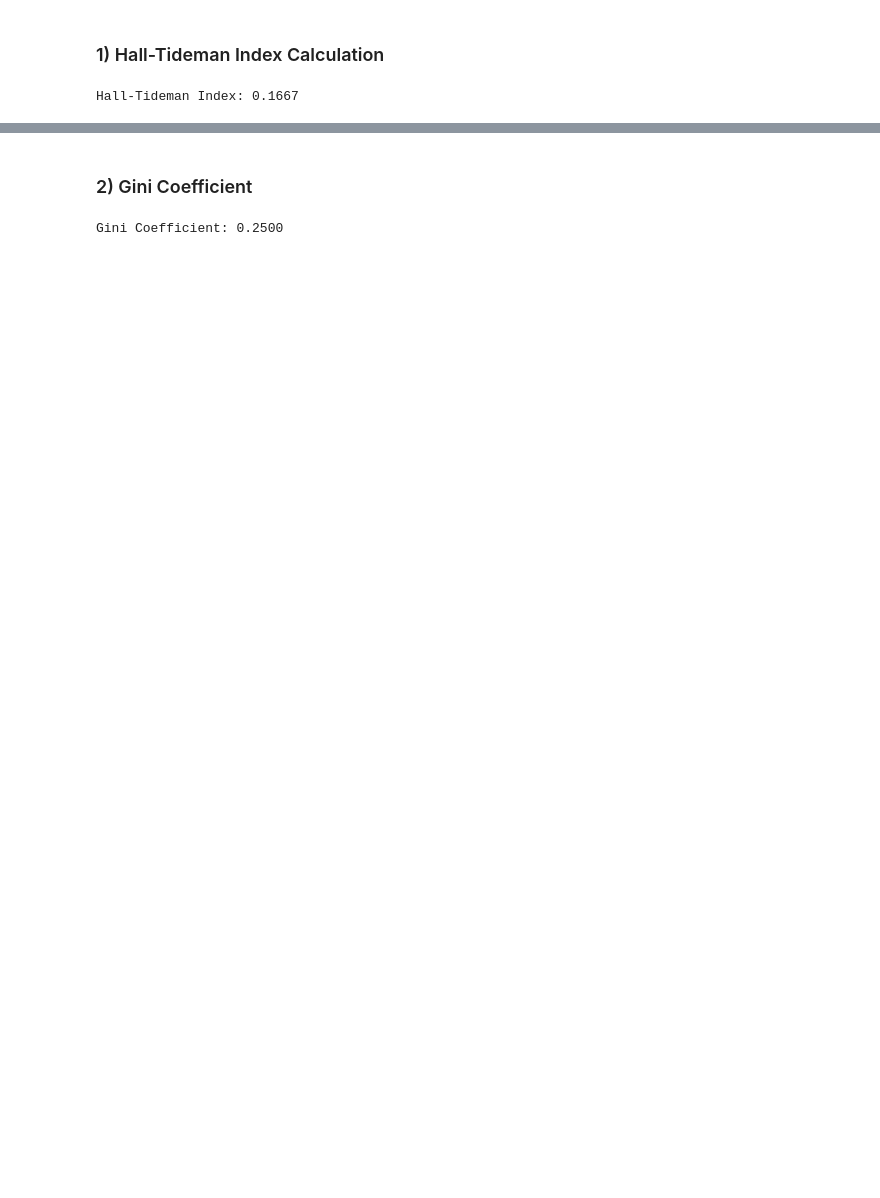
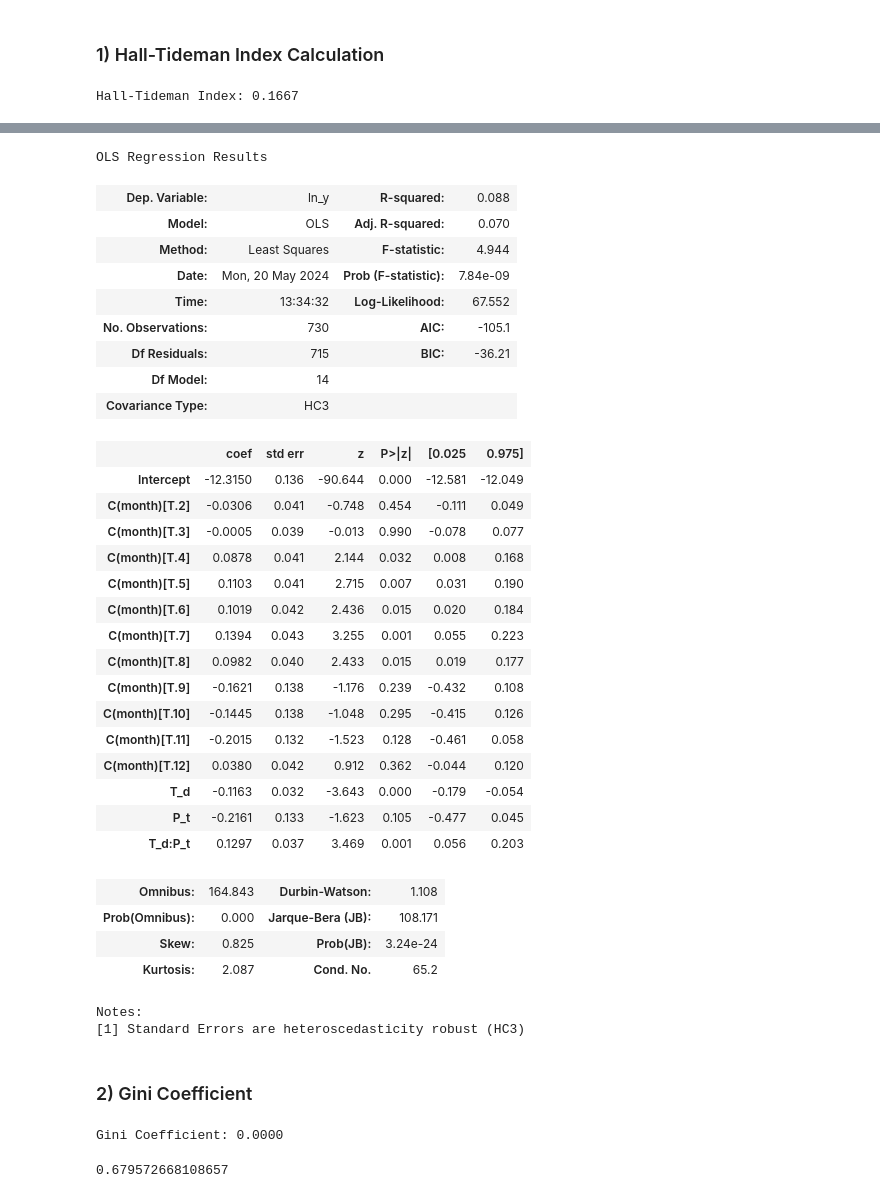
Before and after one commit to CG6036/_Robustness, a Jupyter notebook: Alternatives/hall_tideman.ipynb, the cells around one changed output, grey strips where cells are left out. Saved outputs shown, nothing was run; the diff lists cells and outputs as text; code cells hidden in the pictures; blank space fills up the shorter version.

```diff
--- a/Alternatives/hall_tideman.ipynb
+++ b/Alternatives/hall_tideman.ipynb
@@ -19,0 +70,4 @@ Hall-Tideman Index: 0.1667
+# %%
+# load pickle
+with open('/data1/StackOverflow/diff_in_diff/daily_tagShare_modified.pickle', 'rb') as fr:
+    all_keys = pickle.load(fr)
@@ -19,0 +90,3 @@ Hall-Tideman Index: 0.1667
+# %%
+arr = all_keys.iloc[:,2]
+arr[~np.isnan(arr)]
@@ -19,0 +106,7 @@ Hall-Tideman Index: 0.1667
+# %%
+HTI_Score = []
+for i in range(3, all_keys.shape[1], 2):
+    arr = all_keys.iloc[:,i]
+    arr = arr[~np.isnan(arr)]
+    HTI_Score.append(calculate_HTI(arr))
+result_HTI = pd.DataFrame({'year_month':year_month, 'HTI_Score':HTI_Score})
@@ -20,3 +129,55 @@ Hall-Tideman Index: 0.1667
+# %%
+entropy = list(result_HTI[(result_HTI['year_month'] > '2021-08-31') &
+           (result_HTI['year_month'] < '2023-09-01')].reset_index().HTI_Score) # fixed datetime
+# Split Data
+control_data = pd.DataFrame({'HHI' : entropy[:365],
+              'T_d': [0]*len(entropy[:365]),
+              'P_t' : [0]*90 + [1]*275})
+treated_data = pd.DataFrame({'HHI' : entropy[365:],
+              'T_d': [1]*len(entropy[365:]),
+              'P_t' : [0]*90 + [1]*275})
+df_did = pd.concat([control_data, treated_data], axis = 0).reset_index(drop = True)
+# Add date and month feature
+df_did['date'] = result_HTI[(result_HTI['year_month'] > '2021-08-31') &
+           (result_HTI['year_month'] < '2023-09-01')].reset_index().year_month
+df_did['month'] = pd.to_datetime(df_did['date']).dt.month
+# Apply log
+df_did['ln_y'] = np.log(df_did['HHI'])
+# %%
+sm.ols('ln_y ~ T_d + P_t + T_d * P_t + C(month)', df_did).fit(cov_type='HC3').summary()
+# %% [output]
+OLS Regression Results
+| Dep. Variable: | ln_y | R-squared: | 0.088 |
+| Model: | OLS | Adj. R-squared: | 0.070 |
+| Method: | Least Squares | F-statistic: | 4.944 |
+| Date: | Mon, 20 May 2024 | Prob (F-statistic): | 7.84e-09 |
+| Time: | 13:34:32 | Log-Likelihood: | 67.552 |
+| No. Observations: | 730 | AIC: | -105.1 |
+| Df Residuals: | 715 | BIC: | -36.21 |
+| Df Model: | 14 |  |  |
+| Covariance Type: | HC3 |  |  |
+|  | coef | std err | z | P>|z| | [0.025 | 0.975] |
+| Intercept | -12.3150 | 0.136 | -90.644 | 0.000 | -12.581 | -12.049 |
+| C(month)[T.2] | -0.0306 | 0.041 | -0.748 | 0.454 | -0.111 | 0.049 |
+| C(month)[T.3] | -0.0005 | 0.039 | -0.013 | 0.990 | -0.078 | 0.077 |
+| C(month)[T.4] | 0.0878 | 0.041 | 2.144 | 0.032 | 0.008 | 0.168 |
+| C(month)[T.5] | 0.1103 | 0.041 | 2.715 | 0.007 | 0.031 | 0.190 |
+| C(month)[T.6] | 0.1019 | 0.042 | 2.436 | 0.015 | 0.020 | 0.184 |
+| C(month)[T.7] | 0.1394 | 0.043 | 3.255 | 0.001 | 0.055 | 0.223 |
+| C(month)[T.8] | 0.0982 | 0.040 | 2.433 | 0.015 | 0.019 | 0.177 |
+| C(month)[T.9] | -0.1621 | 0.138 | -1.176 | 0.239 | -0.432 | 0.108 |
+| C(month)[T.10] | -0.1445 | 0.138 | -1.048 | 0.295 | -0.415 | 0.126 |
+| C(month)[T.11] | -0.2015 | 0.132 | -1.523 | 0.128 | -0.461 | 0.058 |
+| C(month)[T.12] | 0.0380 | 0.042 | 0.912 | 0.362 | -0.044 | 0.120 |
+| T_d | -0.1163 | 0.032 | -3.643 | 0.000 | -0.179 | -0.054 |
+| P_t | -0.2161 | 0.133 | -1.623 | 0.105 | -0.477 | 0.045 |
+| T_d:P_t | 0.1297 | 0.037 | 3.469 | 0.001 | 0.056 | 0.203 |
+| Omnibus: | 164.843 | Durbin-Watson: | 1.108 |
+| Prob(Omnibus): | 0.000 | Jarque-Bera (JB): | 108.171 |
+| Skew: | 0.825 | Prob(JB): | 3.24e-24 |
+| Kurtosis: | 2.087 | Cond. No. | 65.2 |
+Notes:
+[1] Standard Errors are heteroscedasticity robust (HC3)
 # %% [markdown]
 ### 2) Gini Coefficient
 # %%
@@ -31,8 +193,9 @@ def calculate_gini(shares):
     return gini_coeff
 # %%
 # Example usage
-market_shares = [0.40, 0.30, 0.20, 0.10]
+market_shares = [0.25, 0.25, 0.25, 0.25]
+#market_shares = sorted(market_shares)
 gini = calculate_gini(market_shares)
 print(f"Gini Coefficient: {gini:.4f}")
 # %% [output]
-Gini Coefficient: 0.2500
+Gini Coefficient: 0.0000
@@ -38,0 +205,4 @@ Gini Coefficient: 0.2500
+# %%
+calculate_gini(arr)
+# %% [output]
+0.679572668108657
```
Also changed, not shown: parts of 14 cells of this notebook, 11 other files.
